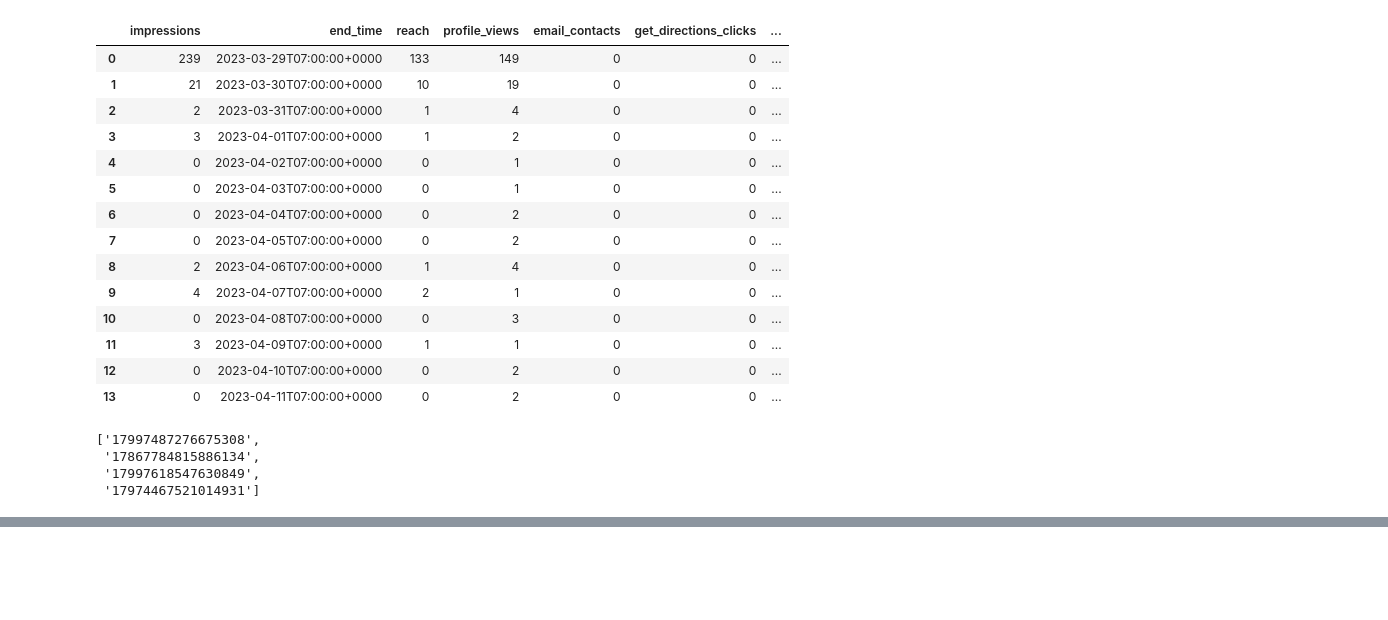
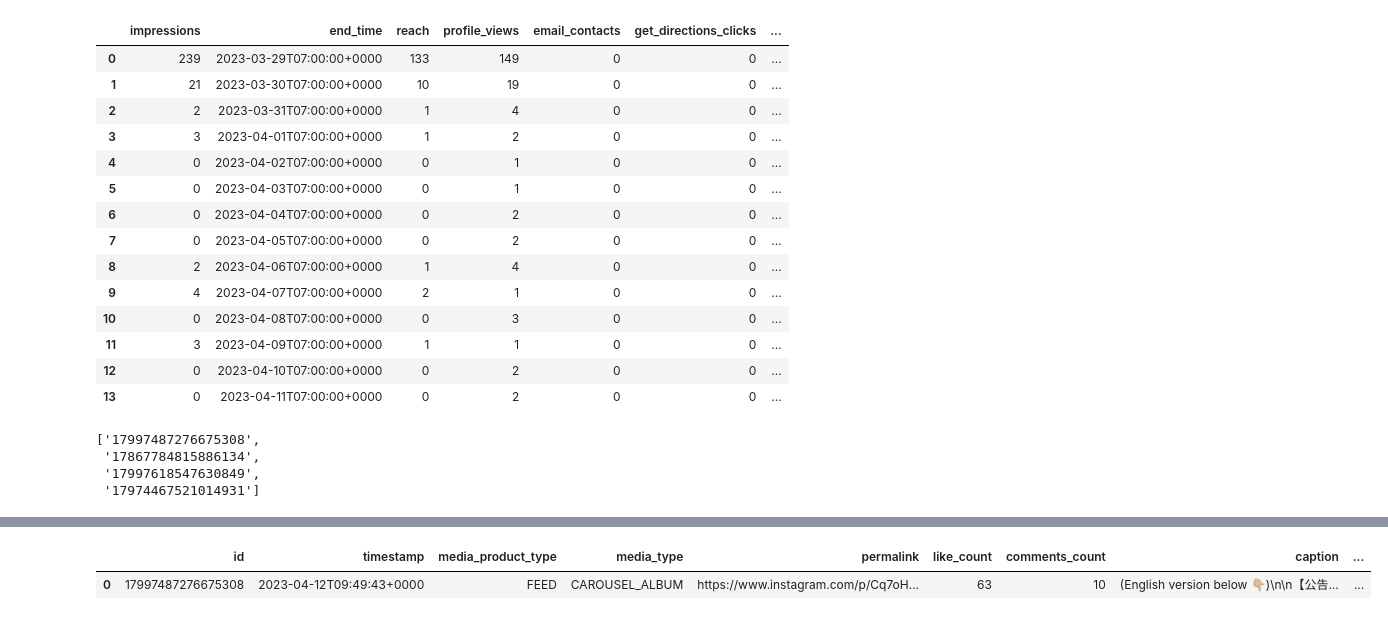
Before and after one commit to raphaelfloresca/cdb-data-warehouse-etl, a Jupyter notebook: ig.ipynb, the cells around one changed output, grey strips where cells are left out. Drawn from its saved outputs; the diff is of its cells as text; code cells hidden in the pictures; blank space fills up the shorter version.

```diff
--- a/ig.ipynb
+++ b/ig.ipynb
@@ -344,0 +382,5 @@ for media in media_list:
+# %%
+album_df
+# %% [output]
+|  | id | timestamp | media_product_type | media_type | permalink | like_count | comments_count | caption | ... |
+| 0 | 17997487276675308 | 2023-04-12T09:49:43+0000 | FEED | CAROUSEL_ALBUM | https://www.instagram.com/p/Cq7oH... | 63 | 10 | (English version below 👇🏼)\n\n【公告... | ... |
```
Also changed, not shown: parts of 10 cells of this notebook, 2 other files.
